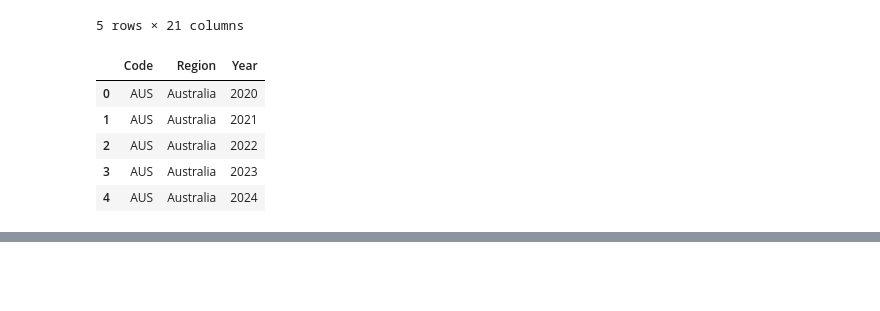
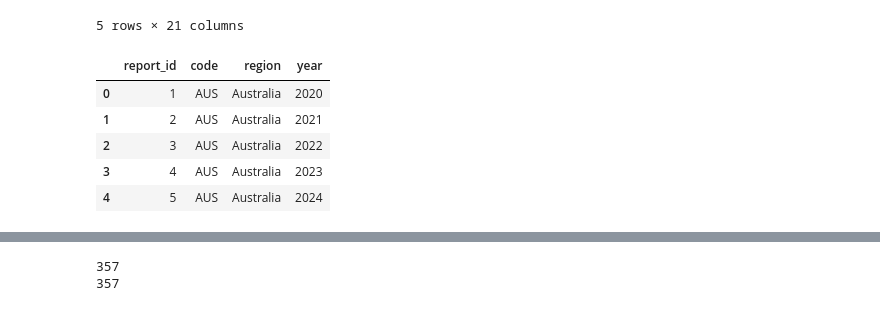
Before and after one commit to joelkurien/COMP5339Assignment, a Jupyter notebook: COMP5339_Ass1.ipynb, the cells around one changed output, grey strips where cells are left out. Drawn from its saved outputs; the diff is of its cells as text; code cells hidden in the pictures; blank space fills up the shorter version.

```diff
--- a/COMP5339_Ass1.ipynb
+++ b/COMP5339_Ass1.ipynb
@@ -499,14 +584,14 @@ conn.execute("SELECT * FROM abs_fact_table LIMIT 5").fetchdf()
 | 4 | 5 | 172248 | 8589 | 90476 | 8767 | 452820 | 82037 | 156938 | ... |
 5 rows × 21 columns
 # %%
-conn.execute("SELECT * FROM abs_dim_df LIMIT 5").fetchdf()
+conn.execute("SELECT * FROM abs_dim_table LIMIT 5").fetchdf()
 # %% [output]
-|  | Code | Region | Year |
-| 0 | AUS | Australia | 2020 |
-| 1 | AUS | Australia | 2021 |
-| 2 | AUS | Australia | 2022 |
-| 3 | AUS | Australia | 2023 |
-| 4 | AUS | Australia | 2024 |
+|  | report_id | code | region | year |
+| 0 | 1 | AUS | Australia | 2020 |
+| 1 | 2 | AUS | Australia | 2021 |
+| 2 | 3 | AUS | Australia | 2022 |
+| 3 | 4 | AUS | Australia | 2023 |
+| 4 | 5 | AUS | Australia | 2024 |
 # %%
 def create_nger_schema(df):
     for table in ['nger_fact_table']:
@@ -532,3 +617,14 @@ conn.execute("SELECT * FROM nger_fact_table LIMIT 5").df()
 | 2 | 3 | ACCIONA ENERGY OCEANIA PTY LTD | Mortlake South Wind Farm | F | VIC | 1019352.0 | 283153.0 | ... |
 | 3 | 4 | ACCIONA ENERGY OCEANIA PTY LTD | Mt Gellibrand Wind Farm | F | VIC | 1025451.0 | 284847.0 | ... |
 | 4 | 5 | ACCIONA ENERGY OCEANIA PTY LTD | Waubra Wind Farm | F | VIC | 1954964.0 | 543046.0 | ... |
+# %%
+total_rows = len(core_summary)
+
+# Count unique combinations of reportingentity + facilityname
+unique_pairs = core_summary[['Project Name', 'State']].drop_duplicates().shape[0]
+
+print(total_rows)
+print(unique_pairs)
+# %% [output]
+357
+357
```
Also changed, not shown: parts of 16 cells of this notebook.
